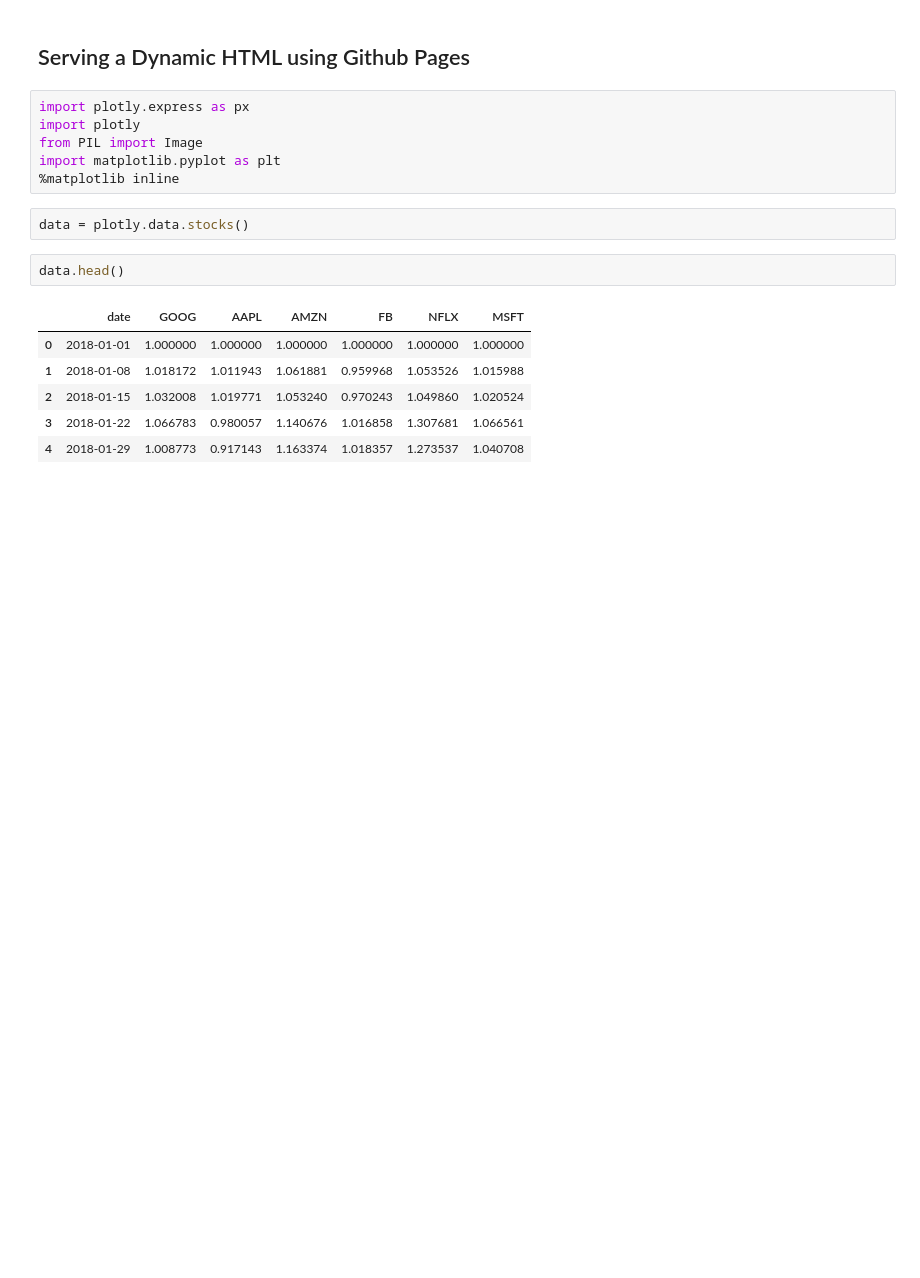
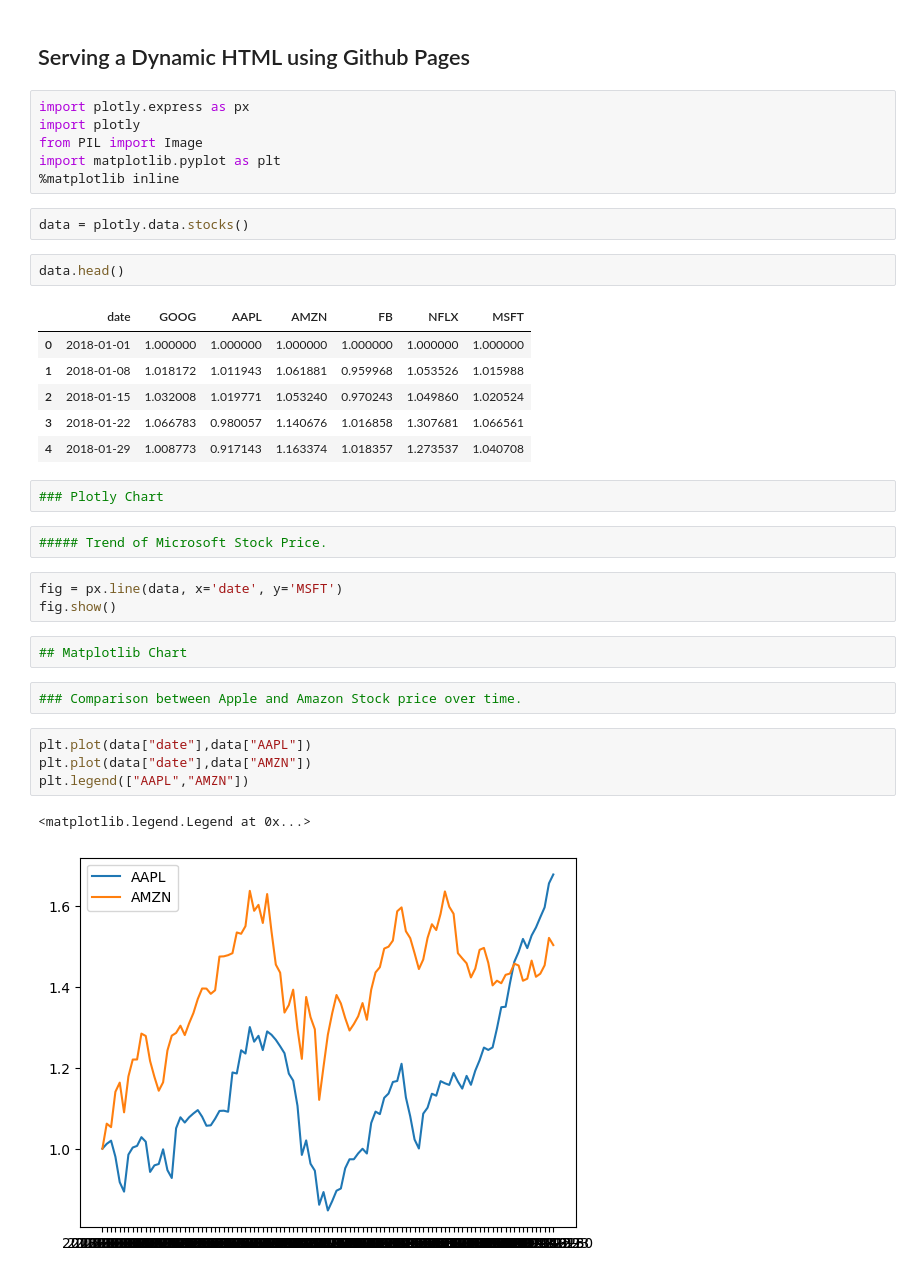
Before and after one commit to idarshan07/mini_project_11, a Jupyter notebook: notebook/notebook.ipynb, the cells around one changed output. Cells and saved outputs as stored; diff of their text form; blank space fills up the shorter version.

```diff
--- a/notebook/notebook.ipynb
+++ b/notebook/notebook.ipynb
@@ -17,3 +17,21 @@ data.head()
 | 2 | 2018-01-15 | 1.032008 | 1.019771 | 1.053240 | 0.970243 | 1.049860 | 1.020524 |
 | 3 | 2018-01-22 | 1.066783 | 0.980057 | 1.140676 | 1.016858 | 1.307681 | 1.066561 |
 | 4 | 2018-01-29 | 1.008773 | 0.917143 | 1.163374 | 1.018357 | 1.273537 | 1.040708 |
+# %%
+### Plotly Chart
+# %%
+##### Trend of Microsoft Stock Price.
+# %%
+fig = px.line(data, x='date', y='MSFT')
+fig.show()
+# %%
+## Matplotlib Chart
+# %%
+### Comparison between Apple and Amazon Stock price over time.
+# %%
+plt.plot(data["date"],data["AAPL"])
+plt.plot(data["date"],data["AMZN"])
+plt.legend(["AAPL","AMZN"])
+# %% [output]
+<matplotlib.legend.Legend at 0x...>
+[figure, added]
```
